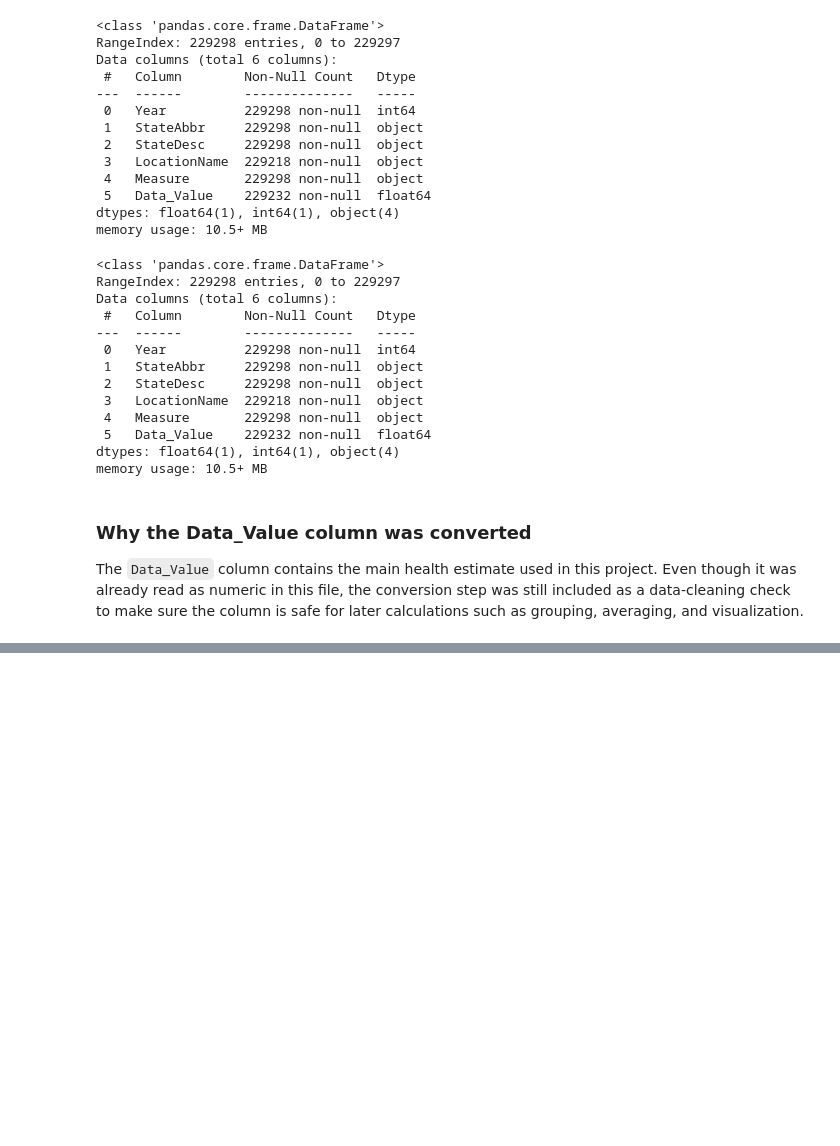
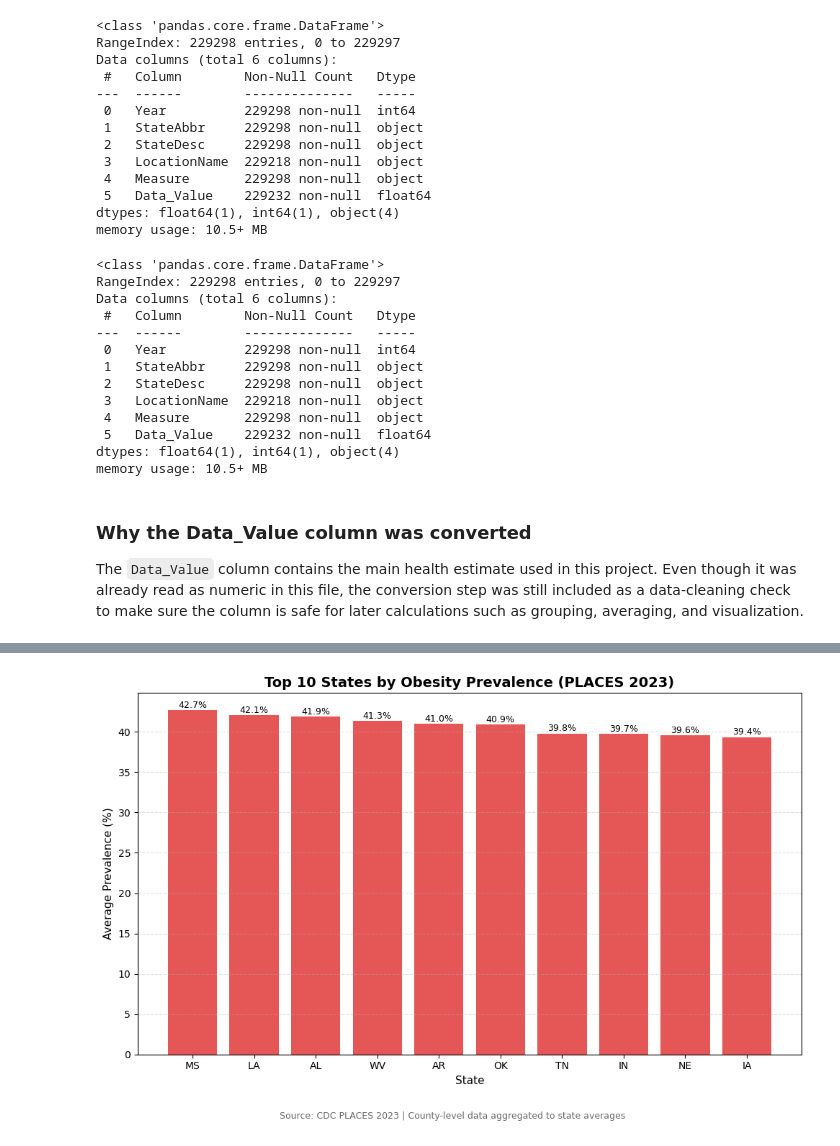
Before and after one commit to Alineu-max/Behavioral-Risk-Health-Outcomes-Analysis-BRFSS-2023-, a Jupyter notebook: notebook/places_cleaning.ipynb, the cells around one changed output, grey strips where cells are left out. Cells and saved outputs as stored; diff of their text form; code cells hidden in the pictures; blank space fills up the shorter version.

```diff
--- a/notebook/places_cleaning.ipynb
+++ b/notebook/places_cleaning.ipynb
@@ -152,0 +198,4 @@ The `Data_Value` column contains the main health estimate used in this project.
+# %%
+#Remove duplicates
+PLACES_filtered = PLACES_filtered.drop_duplicates()
+print("Shape after removing duplicates:", PLACES_filtered.shape)
@@ -152,0 +204,5 @@ The `Data_Value` column contains the main health estimate used in this project.
+# %%
+#Aggregate county data to the state level
+PLACES_state = PLACES_filtered.groupby(['StateAbbr', 'Measure'])['Data_Value'].mean().reset_index()
+
+PLACES_state.head()
@@ -152,0 +216,8 @@ The `Data_Value` column contains the main health estimate used in this project.
+# %%
+PLACES_state_wide = PLACES_state.pivot(
+    index='StateAbbr',
+    columns='Measure',
+    values='Data_Value'
+).reset_index()
+
+PLACES_state_wide.head()
@@ -152,0 +244,3 @@ The `Data_Value` column contains the main health estimate used in this project.
+# %%
+PLACES_state_wide.columns.name = None
+PLACES_state_wide.head()
@@ -152,0 +254,43 @@ The `Data_Value` column contains the main health estimate used in this project.
+# %%
+#polished chart
+
+top_obesity = PLACES_state_wide.sort_values(
+    'Obesity among adults', ascending=False
+).head(10)
+
+plt.figure(figsize=(10,6))
+
+bars = plt.bar(
+    top_obesity['StateAbbr'],
+    top_obesity['Obesity among adults'],
+    color='#E45756'
+)
+
+plt.title("Top 10 States by Obesity Prevalence (PLACES 2023)", fontsize=14, weight='bold')
+plt.xlabel("State", fontsize=11)
+plt.ylabel("Average Prevalence (%)", fontsize=11)
+
+plt.grid(axis='y', linestyle='--', alpha=0.4)
+
+for bar in bars:
+    height = bar.get_height()
+    plt.text(
+        bar.get_x() + bar.get_width()/2,
+        height + 0.3,
+        f"{height:.1f}%",
+        ha='center',
+        fontsize=9
+    )
+
+plt.figtext(
+    0.5, -0.05,
+    "Source: CDC PLACES 2023 | County-level data aggregated to state averages",
+    ha='center',
+    fontsize=9,
+    color='dimgray'
+)
+
+plt.tight_layout()
+plt.show()
+# %% [output]
+[figure, added]
```
Also changed, not shown: parts of 14 cells of this notebook.
